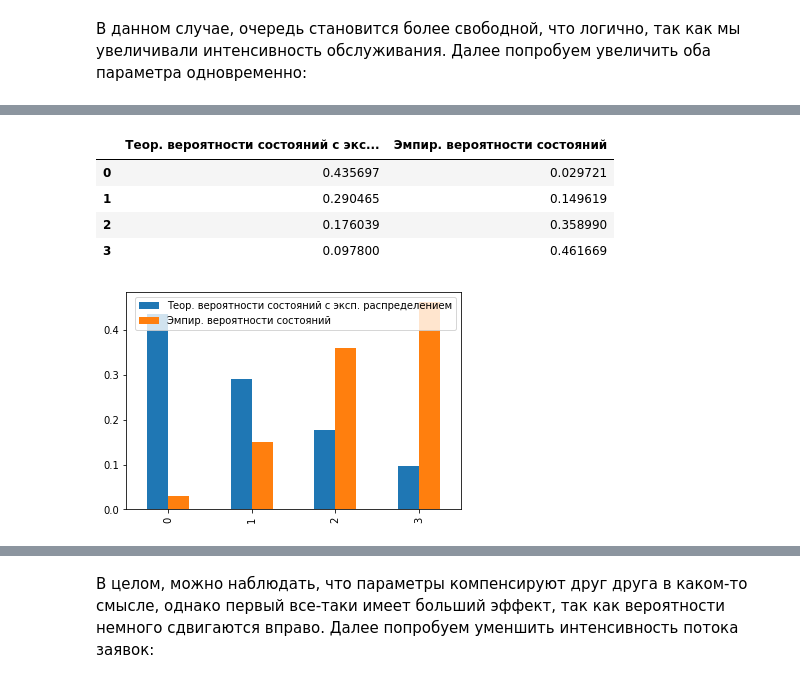
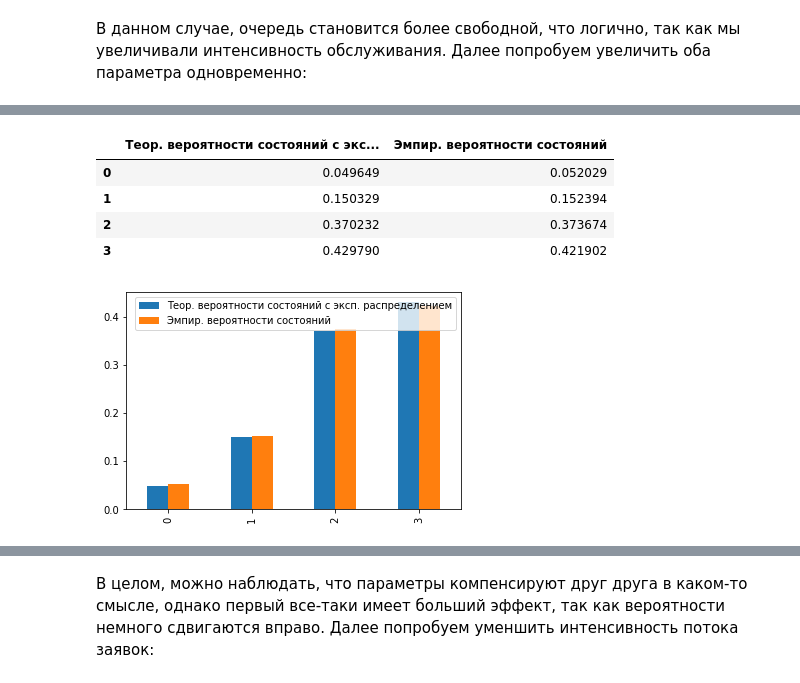
Before and after one commit to Qwertenx/mmod-labs, a Jupyter notebook: lab3_mmod.ipynb, the cells around one changed output, grey strips where cells are left out. Drawn from its saved outputs; the diff is of its cells as text; code cells hidden in the pictures.

```diff
--- a/lab3_mmod.ipynb
+++ b/lab3_mmod.ipynb
@@ -333,16 +298,13 @@ sim.full_compare()
 # %%
-sim = Simulator(channels_cnt=1,
-              queue_size=2,
-              rq_intensity=1/3,
+sim = Simulator(rq_intensity=1/3,
               service_shape=4,
-              service_intensity=1/2,
-              leave_intensity=1/20)
+              service_intensity=1/1.25)
 sim.full_compare()
 # %% [output]
 |  | Теор. вероятности состояний с экс... | Эмпир. вероятности состояний |
-| 0 | 0.435697 | 0.029721 |
-| 1 | 0.290465 | 0.149619 |
-| 2 | 0.176039 | 0.358990 |
-| 3 | 0.097800 | 0.461669 |
+| 0 | 0.049649 | 0.052029 |
+| 1 | 0.150329 | 0.152394 |
+| 2 | 0.370232 | 0.373674 |
+| 3 | 0.429790 | 0.421902 |
-[figure, old version]
+[figure, new version]
 |  | Теор. показатели с эксп. распреде... | Эмп. показатели |
```
Also changed, not shown: parts of 13 cells of this notebook.
